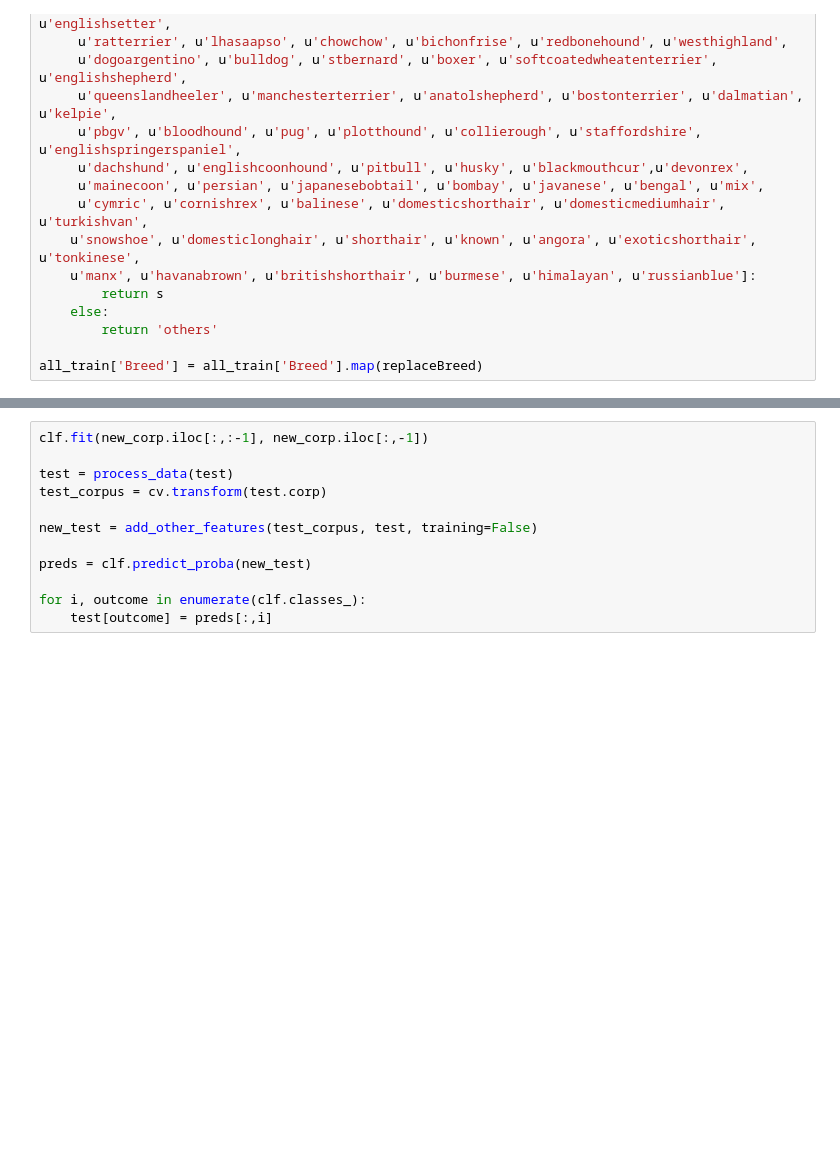
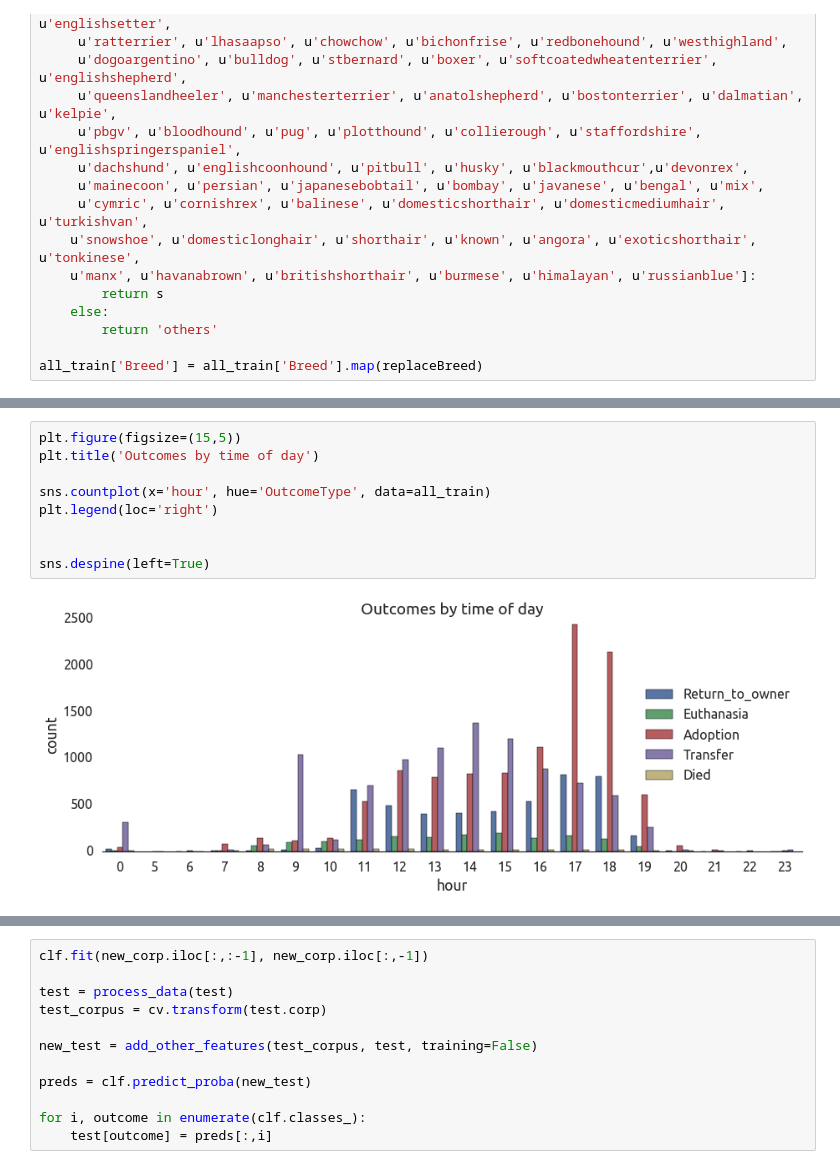
Before and after one commit to dlin17/w207_final, a Jupyter notebook: color.ipynb, the cells around one changed output, grey strips where cells are left out. Saved outputs shown, nothing was run; the diff lists cells and outputs as text; blank space fills up the shorter version.

```diff
--- a/color.ipynb
+++ b/color.ipynb
@@ -143,3 +145,14 @@ train = new_corp.iloc[split:,:-1]
 
 dev_labels = new_corp.iloc[:split,-1]
 train_labels = new_corp.iloc[split:,-1]
+# %%
+plt.figure(figsize=(15,5))
+plt.title('Outcomes by time of day')
+
+sns.countplot(x='hour', hue='OutcomeType', data=all_train)
+plt.legend(loc='right')
+
+
+sns.despine(left=True)
+# %% [output]
+[figure, added]
```
Also changed, not shown: parts of 6 cells of this notebook.
